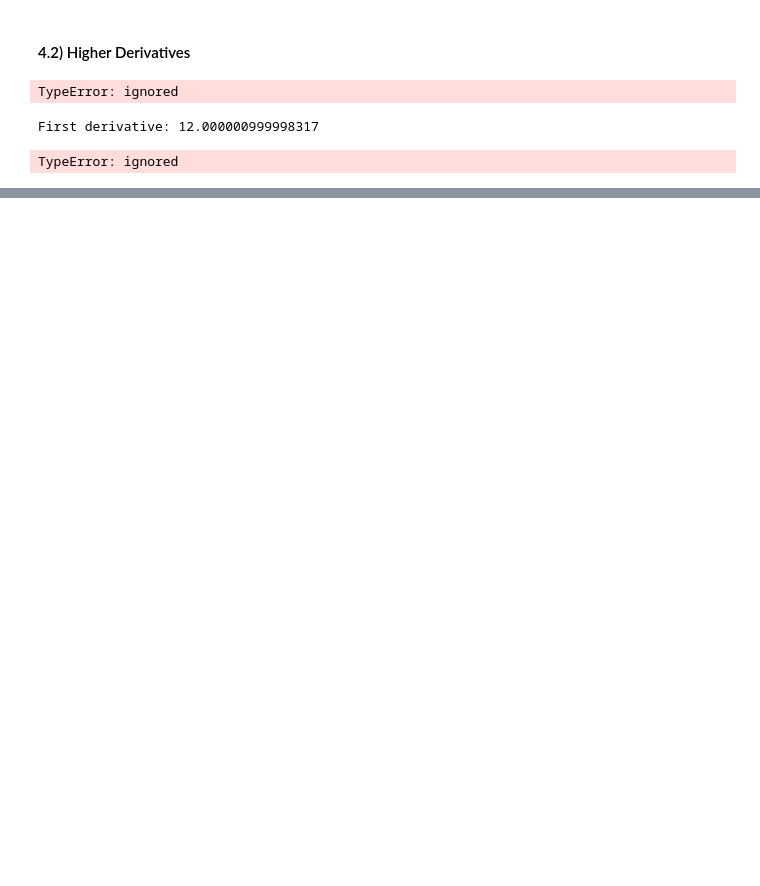
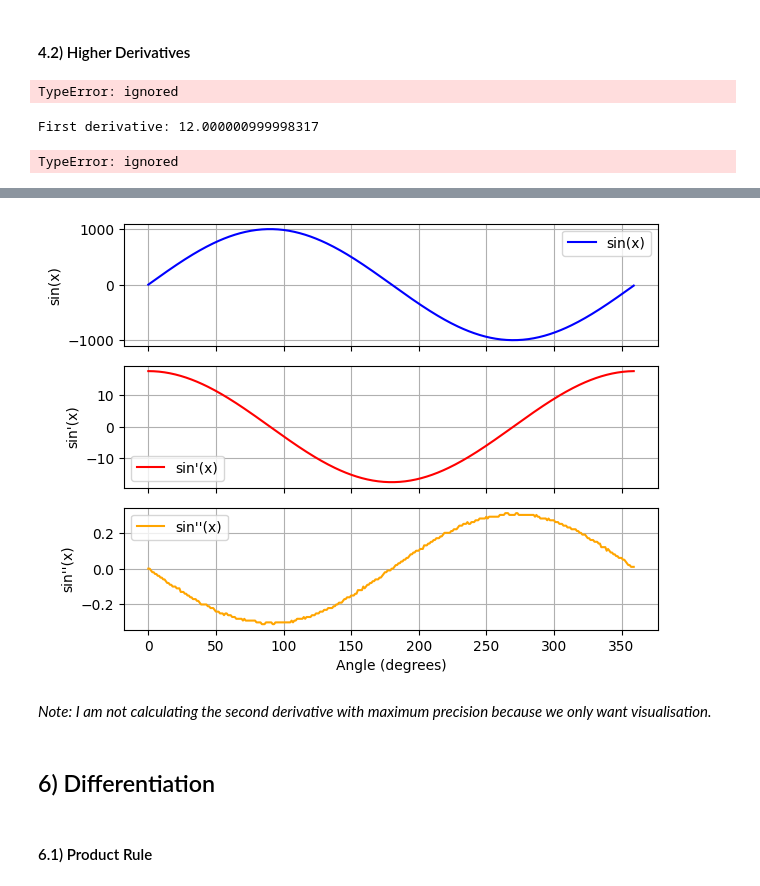
Before and after one commit to pareshrchaudhary/numericalmethods, a Jupyter notebook: Derivatives.ipynb, the cells around one changed output, grey strips where cells are left out. Cells and saved outputs as stored; diff of their text form; code cells hidden in the pictures; blank space fills up the shorter version.

```diff
--- a/Derivatives.ipynb
+++ b/Derivatives.ipynb
@@ -505,0 +546,50 @@ TypeError: ignored
+# %%
+def sin(x):
+  return 1000*math.sin(math.radians(x))
+# %%
+def second_derivative(func, point):
+
+  def derivative_internal(dx):
+
+    def derivative(func_1, point):
+      def fn(dx):
+        return (func_1(point+dx) - func_1(point))/(dx)
+      return lim.evaluate_limit(fn, 0)[1]
+
+    return (derivative(func, point+1e-2) - derivative(func, point))/(1e-2)
+
+  return lim.evaluate_limit(derivative_internal, 0)[1]
+# %%
+integer_sequence = list(range(0, 360))
+f_num = np.array([sin(i) for i in integer_sequence])
+fdx = np.array([derivative(sin, i) for i in integer_sequence])
+fdxdx = np.array([second_derivative(sin, i) for i in integer_sequence])
+
+fig, (ax1, ax2, ax3) = plt.subplots(3, 1, sharex=True)
+
+ax1.plot(integer_sequence, f_num, color='blue', label='sin(x)')
+ax1.set_ylabel('sin(x)')
+
+ax2.plot(integer_sequence, fdx, color='red', label="sin'(x)")
+ax2.set_ylabel("sin'(x)")
+
+ax3.plot(integer_sequence, fdxdx, color='orange', label="sin''(x)")
+ax3.set_xlabel('Angle (degrees)')
+ax3.set_ylabel("sin''(x)")
+
+ax1.grid()
+ax2.grid()
+ax3.grid()
+ax1.legend()
+ax2.legend()
+ax3.legend()
+plt.tight_layout()
+plt.show()
+# %% [output]
+[figure, added]
+# %% [markdown]
+_Note: I am not calculating the second derivative with maximum precision because we only want visualisation._
+# %% [markdown]
+## 6) Differentiation
+# %% [markdown]
+#### 6.1) Product Rule
```
Also changed, not shown: parts of 10 cells of this notebook.
